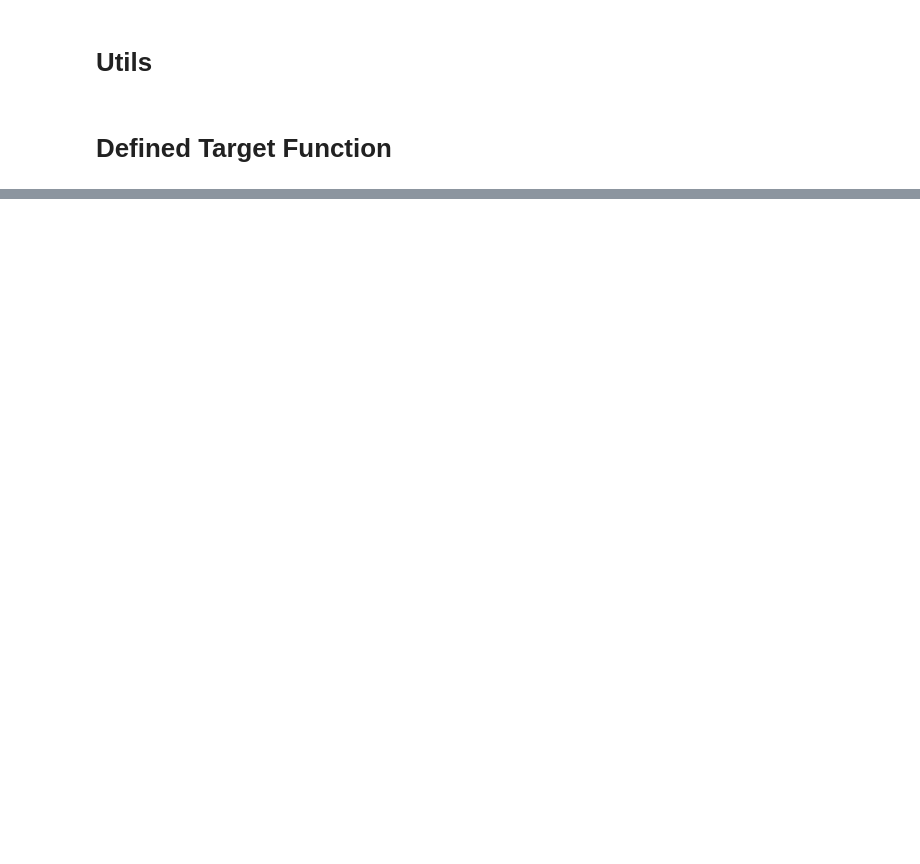
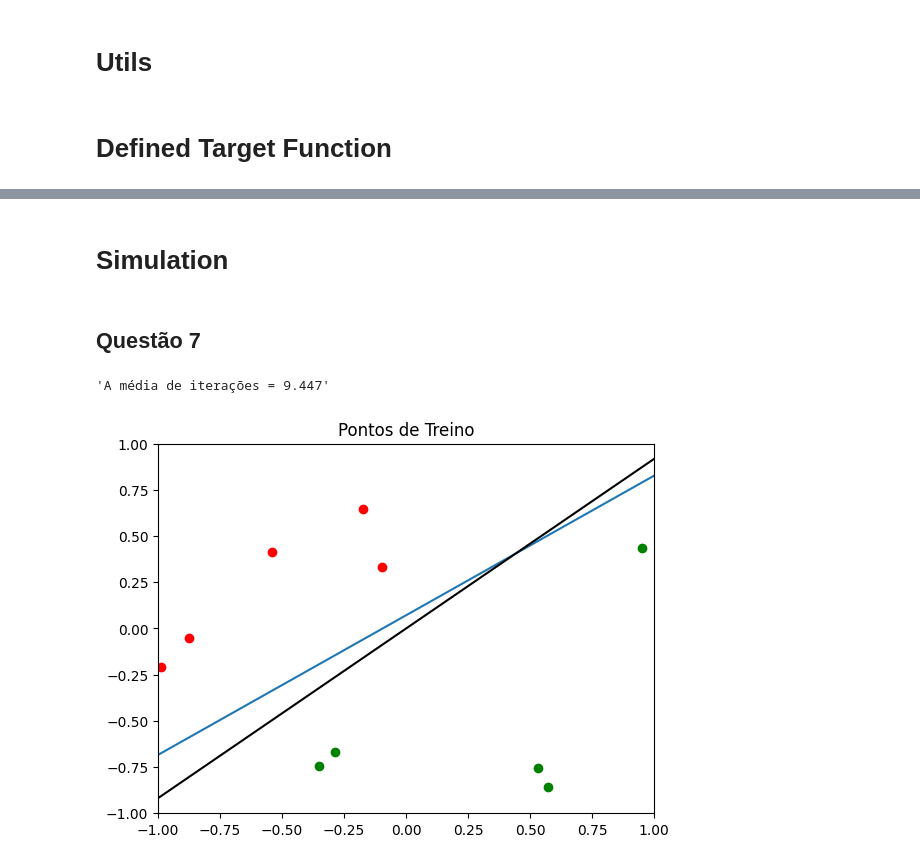
Before and after one commit to lagaleno/computational_intelligence, a Jupyter notebook: Lista1.ipynb, the cells around one changed output, grey strips where cells are left out. Cells and saved outputs as stored; diff of their text form; code cells hidden in the pictures; blank space fills up the shorter version.

```diff
--- a/Lista1.ipynb
+++ b/Lista1.ipynb
@@ -111,5 +118,3 @@ def useTargetFunction(n):
       'target_function': target_function,
       'classified_points': classified_points,
   }
-# %%
-res = useTargetFunction(200)
@@ -119,0 +148,8 @@ res = useTargetFunction(200)
+# %%
+def updateWeight(w, point):
+  '''
+    Returns a numpy array with newy weights [a, b, c, d]
+  '''
+  coordinates = np.array([1, point['coordinates']['x'], point['coordinates']['y']])
+  new_weight = np.add(w, np.multiply(point['classification'], coordinates))
+  return new_weight
@@ -119,0 +178,26 @@ res = useTargetFunction(200)
+# %%
+def usePerceptron(classified_points):
+  return perceptronAlgorithm(classified_points)
+# %% [markdown]
+# Simulation
+# %%
+def simulation(n, iteration):
+  '''
+    Recieve n (number of points for training)
+    and return the mean of iterations
+  '''
+  iteration_counts = []
+  i = 0
+  while i < iteration:
+    res = useTargetFunction(n)
+    w, iteration_count = usePerceptron(res['classified_points'])
+    iteration_counts.append(iteration_count)
+    i = i + 1 # Next simulation
+
+  mean = np.sum(iteration_counts)/len(iteration_counts)
+
+  # Plot the last iteration just for example
+  plotTargetFunction(res['target_function'], res['classified_points'], "Pontos de Treino")
+  plotPerceptron(w, res['classified_points'])
+
+  return 'A média de iterações = ' + str(mean)
@@ -119,0 +249,7 @@ res = useTargetFunction(200)
+# %% [markdown]
+## Questão 7
+# %%
+simulation(10, 1000)
+# %% [output]
+'A média de iterações = 9.447'
+[figure, added]
```
Also changed, not shown: parts of 20 cells of this notebook.
